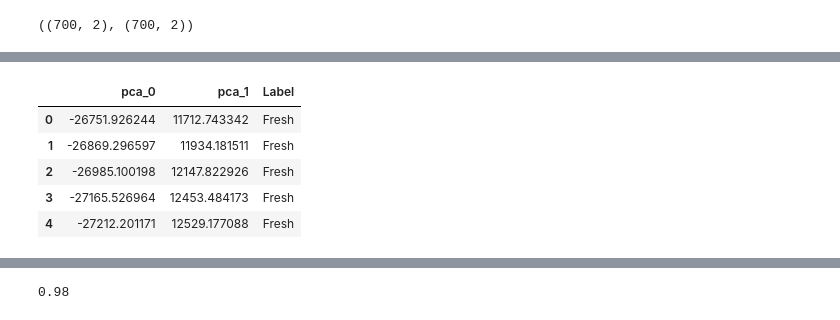
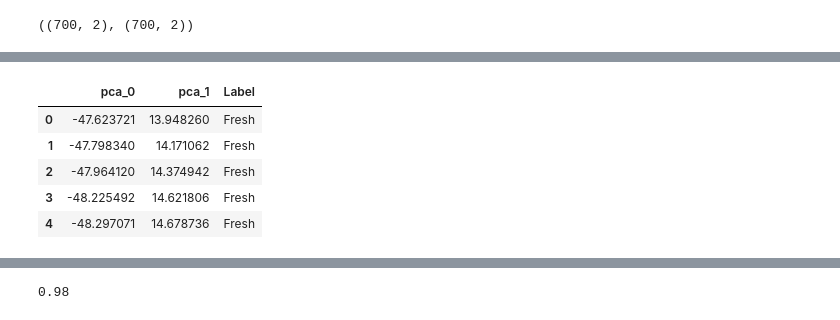
Before and after one commit to talhaanwarch/meat_quality_assessment, a Jupyter notebook: bi_class_autogloun.ipynb, the cells around one changed output, grey strips where cells are left out. Drawn from its saved outputs; the diff is of its cells as text; code cells hidden in the pictures.

```diff
--- a/bi_class_autogloun.ipynb
+++ b/bi_class_autogloun.ipynb
@@ -107,8 +132,8 @@ plt.show()
 [figure]
 # %%
 from sklearn.decomposition import KernelPCA
-#pca=PCA(2)
-pca=KernelPCA(n_components=2, kernel='poly')
+pca=PCA(2)
+#pca=KernelPCA(n_components=2, kernel='poly')
 train_feat=pca.fit_transform(train_feat)
 test_feat=pca.transform(test_feat)
 # %%
@@ -153,15 +197,15 @@ train_pca.head()
 # %%
 test_pca=pd.concat([pd.DataFrame(test_feat),test_label],axis=1)
 test_pca.columns=['pca_{}'.format(i) for i in range(train_feat.shape[1])]+['Label']
-test_pca.Label=test_pca.Label.map({0:'Fresh',1:"Semi-fresh",2:"Spoiled"})
+test_pca.Label=test_pca.Label.map({0:'Fresh',1:"Spoiled"})
 test_pca.head()
 # %% [output]
 |  | pca_0 | pca_1 | Label |
-| 0 | -26751.926244 | 11712.743342 | Fresh |
-| 1 | -26869.296597 | 11934.181511 | Fresh |
-| 2 | -26985.100198 | 12147.822926 | Fresh |
-| 3 | -27165.526964 | 12453.484173 | Fresh |
-| 4 | -27212.201171 | 12529.177088 | Fresh |
+| 0 | -47.623721 | 13.948260 | Fresh |
+| 1 | -47.798340 | 14.171062 | Fresh |
+| 2 | -47.964120 | 14.374942 | Fresh |
+| 3 | -48.225492 | 14.621806 | Fresh |
+| 4 | -48.297071 | 14.678736 | Fresh |
 # %%
 train_pca.Label.value_counts()
 # %% [output]
```
Also changed, not shown: parts of 13 cells of this notebook.
